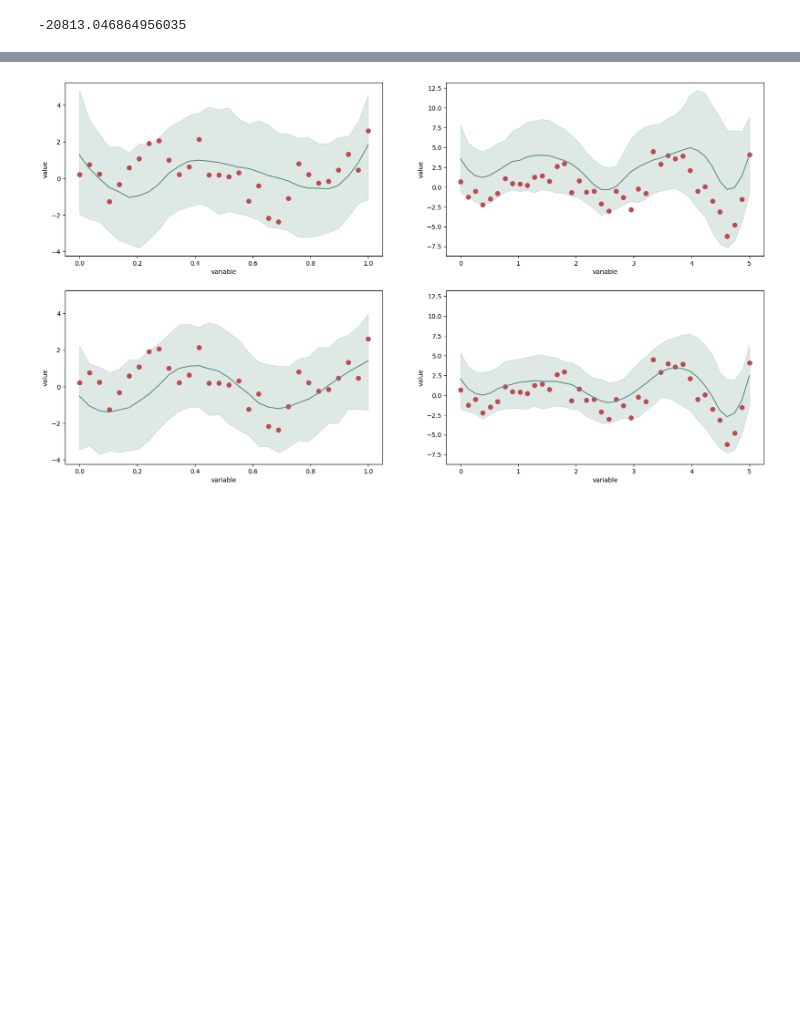
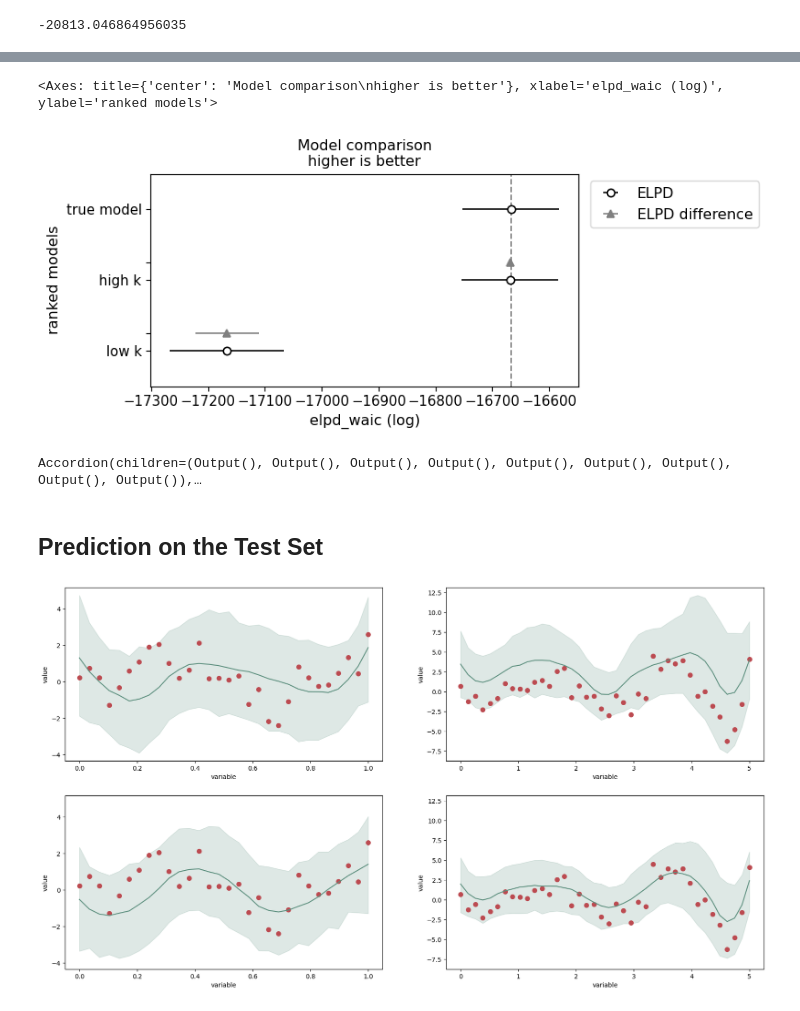
Before and after one commit to Addicted2BayesianEpistemology/bayesian_multitarget_latent_factors, a Jupyter notebook: examples/01_bspline_generated_example.ipynb, the cells around one changed output, grey strips where cells are left out. Cells and saved outputs as stored; diff of their text form; code cells hidden in the pictures; blank space fills up the shorter version.

```diff
--- a/examples/01_bspline_generated_example.ipynb
+++ b/examples/01_bspline_generated_example.ipynb
@@ -61,0 +216,5 @@ Starting iteration number 5
+# %%
+az.plot_compare(az_compare_res)
+# %% [output]
+<Axes: title={'center': 'Model comparison\nhigher is better'}, xlabel='elpd_waic (log)', ylabel='ranked models'>
+[figure, added]
@@ -62,3 +225,9 @@ Starting iteration number 5
+# %%
+show_dictionary_by_accordion(elpd_dict)
+# %% [output]
+Accordion(children=(Output(), Output(), Output(), Output(), Output(), Output(), Output(), Output(), Output()),…
+# %% [markdown]
+## Prediction on the Test Set
 # %%
 def plot_Y_wrapper_global(rng_seed, same_sample=True, sample_ul=0, sample_ur=0, sample_ll=0, sample_lr=0,
                           target_ul=1, target_ur=2, target_ll=1, target_lr=2,
```
Also changed, not shown: parts of 52 cells of this notebook.
